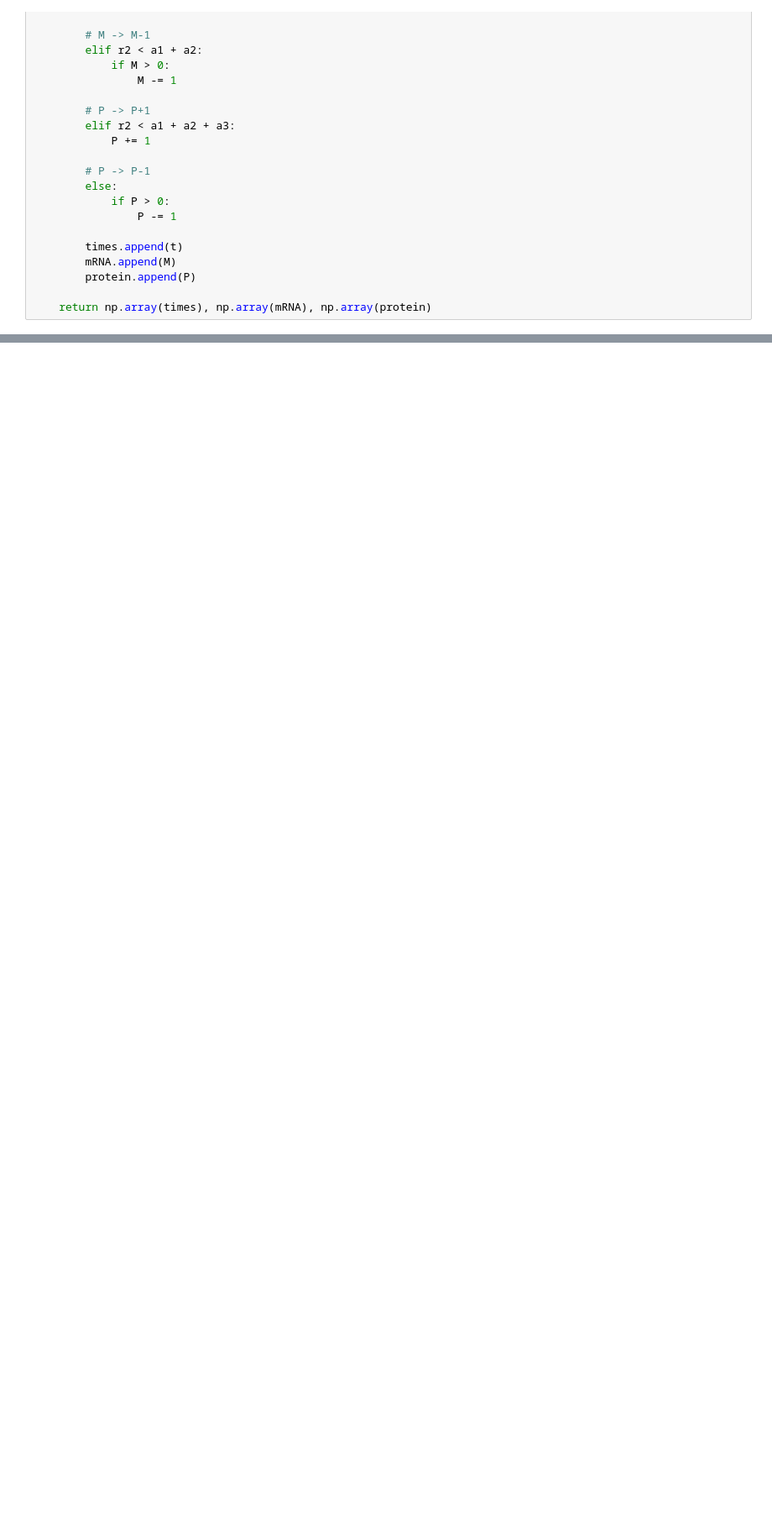
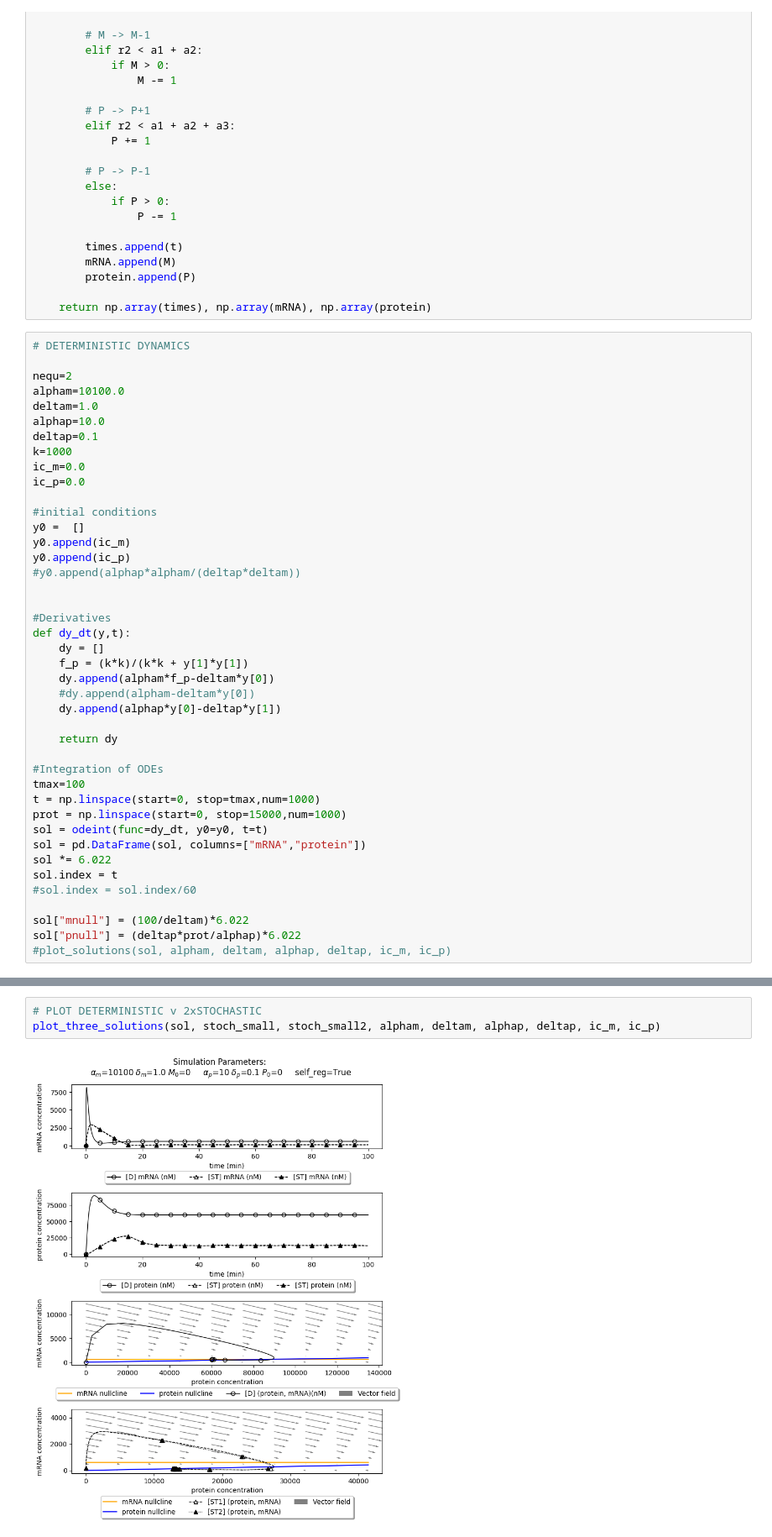
Before and after one commit to peter-clark/comp-sys-bio, a Jupyter notebook: CLARK_GENE-REG.ipynb, the cells around one changed output, grey strips where cells are left out. Shown at 84% size. Saved outputs shown, nothing was run; the diff lists cells and outputs as text; blank space fills up the shorter version.

```diff
--- a/CLARK_GENE-REG.ipynb
+++ b/CLARK_GENE-REG.ipynb
@@ -119,3 +122,45 @@ def gillespie(alpham, deltam, alphap, deltap,
         protein.append(P)
 
     return np.array(times), np.array(mRNA), np.array(protein)
+# %%
+# DETERMINISTIC DYNAMICS
+
+nequ=2
+alpham=10100.0
+deltam=1.0
+alphap=10.0
+deltap=0.1
+k=1000
+ic_m=0.0
+ic_p=0.0
+
+#initial conditions
+y0 =  []
+y0.append(ic_m)
+y0.append(ic_p)
+#y0.append(alphap*alpham/(deltap*deltam))
+
+
+#Derivatives
+def dy_dt(y,t):
+    dy = []
+    f_p = (k*k)/(k*k + y[1]*y[1])
+    dy.append(alpham*f_p-deltam*y[0])
+    #dy.append(alpham-deltam*y[0])
+    dy.append(alphap*y[0]-deltap*y[1])
+
+    return dy
+
+#Integration of ODEs
+tmax=100
+t = np.linspace(start=0, stop=tmax,num=1000)
+prot = np.linspace(start=0, stop=15000,num=1000)
+sol = odeint(func=dy_dt, y0=y0, t=t)
+sol = pd.DataFrame(sol, columns=["mRNA","protein"])
+sol *= 6.022
+sol.index = t
+#sol.index = sol.index/60
+
+sol["mnull"] = (100/deltam)*6.022
+sol["pnull"] = (deltap*prot/alphap)*6.022
+#plot_solutions(sol, alpham, deltam, alphap, deltap, ic_m, ic_p)
@@ -154 +342,6 @@ for i in range(n):
+# %%
+# PLOT DETERMINISTIC v 2xSTOCHASTIC
+plot_three_solutions(sol, stoch_small, stoch_small2, alpham, deltam, alphap, deltap, ic_m, ic_p)
+# %% [output]
+[figure, added]
 # %%
```
Also changed, not shown: parts of 11 cells of this notebook.
